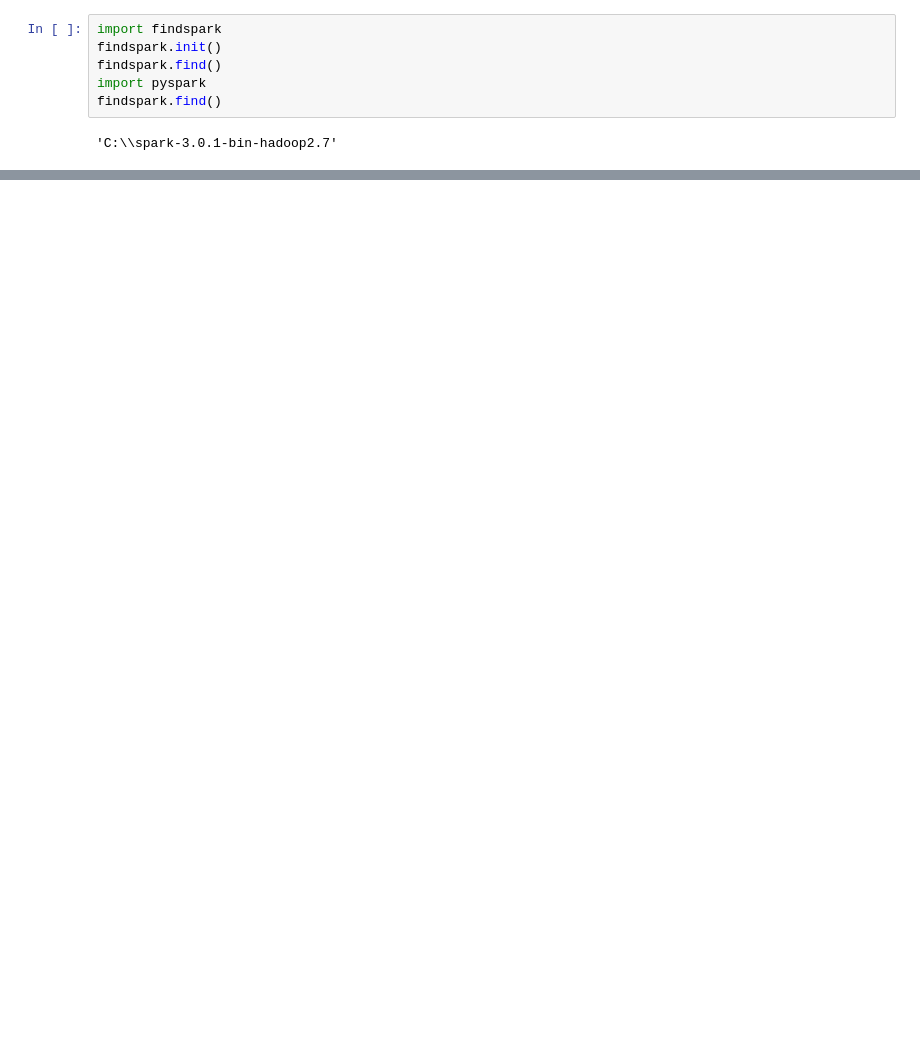
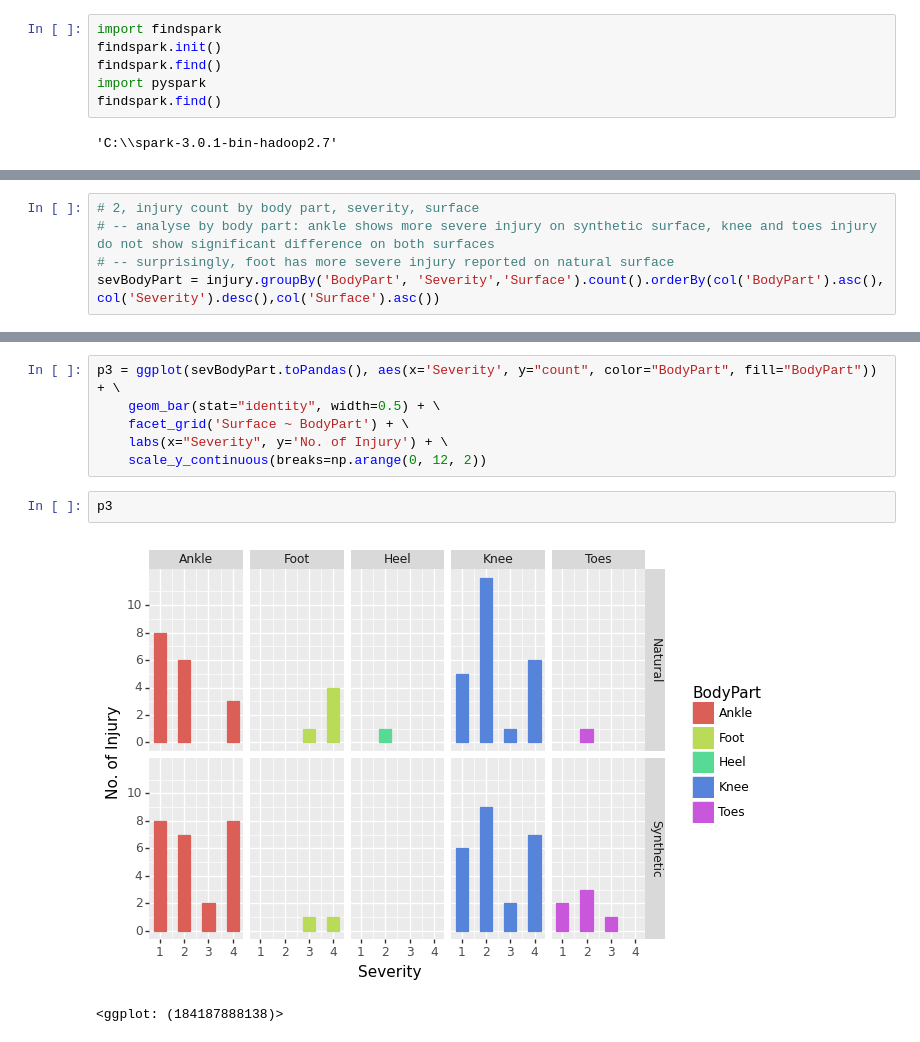
Before and after one commit to cwingho/NFL_Analytics, a Jupyter notebook: fiona/q3.ipynb, the cells around one changed output, grey strips where cells are left out. Saved outputs shown, nothing was run; the diff lists cells and outputs as text; blank space fills up the shorter version.

```diff
--- a/fiona/q3.ipynb
+++ b/fiona/q3.ipynb
@@ -152,0 +98,5 @@ only showing top 1200 rows
+# %%
+# 2, injury count by body part, severity, surface
+# -- analyse by body part: ankle shows more severe injury on synthetic surface, knee and toes injury do not show significant difference on both surfaces
+# -- surprisingly, foot has more severe injury reported on natural surface
+sevBodyPart = injury.groupBy('BodyPart', 'Severity','Surface').count().orderBy(col('BodyPart').asc(), col('Severity').desc(),col('Surface').asc())
@@ -152,0 +123,11 @@ only showing top 1200 rows
+# %%
+p3 = ggplot(sevBodyPart.toPandas(), aes(x='Severity', y="count", color="BodyPart", fill="BodyPart")) + \
+    geom_bar(stat="identity", width=0.5) + \
+    facet_grid('Surface ~ BodyPart') + \
+    labs(x="Severity", y='No. of Injury') + \
+    scale_y_continuous(breaks=np.arange(0, 12, 2))
+# %%
+p3
+# %% [output]
+[figure, added]
+<ggplot: (184187888138)>
```
Also changed, not shown: parts of 27 cells of this notebook.
